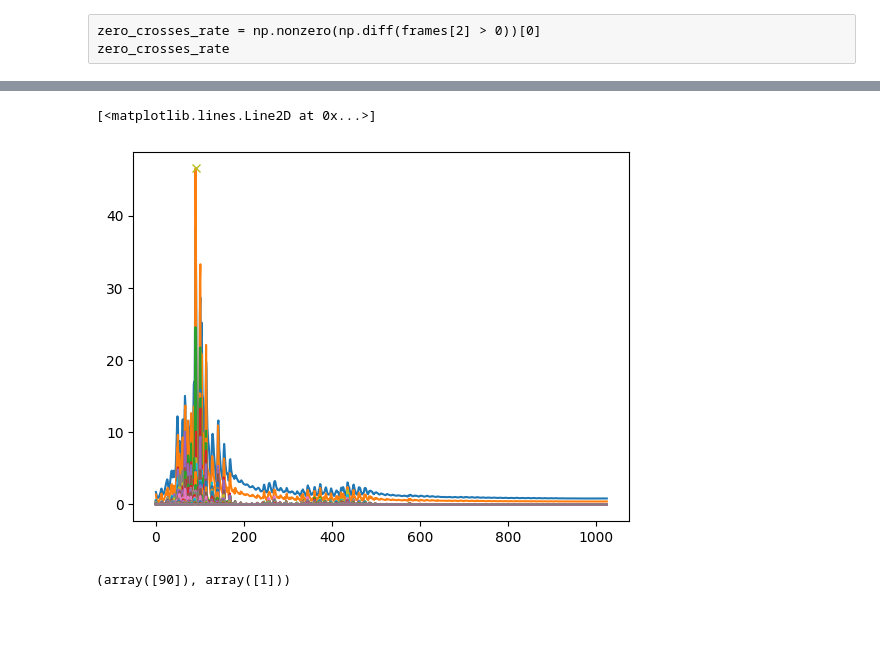
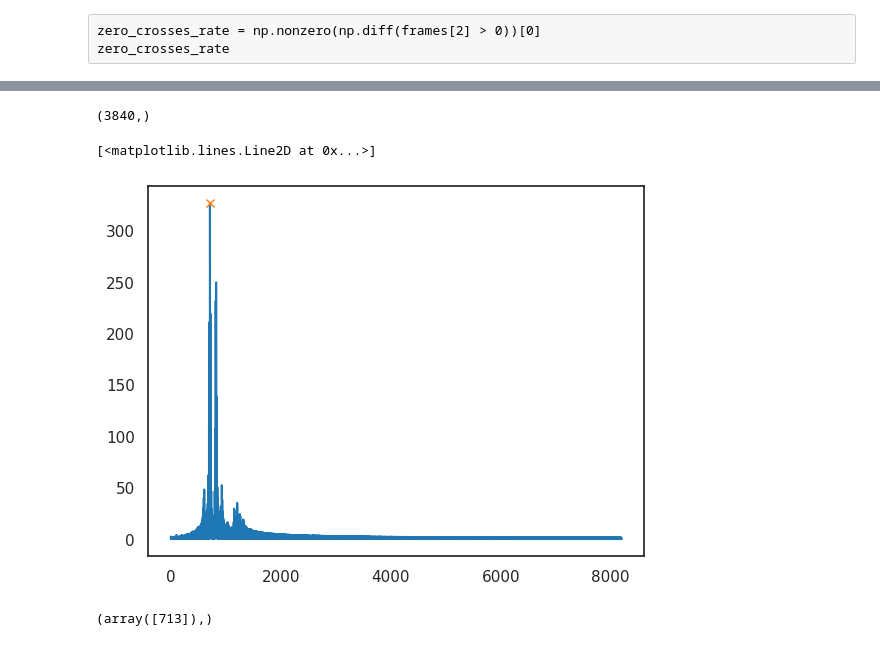
Before and after one commit to pedrodsk/pdsv, a Jupyter notebook: exercicio_03/exercicio_03.ipynb, the cells around one changed output, grey strips where cells are left out. Saved outputs shown, nothing was run; the diff lists cells and outputs as text; code cells hidden in the pictures; blank space fills up the shorter version.

```diff
--- a/exercicio_03/exercicio_03.ipynb
+++ b/exercicio_03/exercicio_03.ipynb
@@ -64,0 +72,11 @@ plt.plot(emphasized_signal)
+# %%
+from itertools import cycle
+import seaborn as sns
+
+sns.set_theme(style="white", palette=None)
+color_pal = plt.rcParams["axes.prop_cycle"].by_key()["color"]
+color_cycle = cycle(plt.rcParams["axes.prop_cycle"].by_key()["color"])
+
+y_trimmed, _ = librosa.effects.trim(emphasized_signal, top_db=15)
+pd.Series(y_trimmed).plot(figsize=(10, 5), lw=1, title='Sinal cortando o silencio', color=color_pal[1])
+plt.show()
@@ -130,6 +145,5 @@ plt.plot(window)
 # %%
-frames, frame_length = framing(emphasized_signal, win_len=0.02, win_hop=0.01)
-frames *= np.hamming(frame_length)
+frames, frame_length = framing(y_trimmed, win_len=0.02, win_hop=0.01)
+print(len(frames))
 print(frame_length)
-print(len(frames))
 # %% [output]
@@ -234,0 +265,2 @@ plt.plot(vozeado)
+# %%
+vogal_a = np.concatenate(frames[4:16])
@@ -235,5 +272,5 @@ plt.plot(vozeado)
 # %%
-autocorrelacao = librosa.autocorrelate(vozeado)
+autocorrelacao = librosa.autocorrelate(vogal_a)
 # %%
 peaks = find_peaks(autocorrelacao, distance=80)[0]
 # %%
@@ -249,12 +286,16 @@ ax.set_xlim(320*1, 320*5)
+# %%
+autocorrelacao.shape
+# %% [output]
+(3840,)
 # %%
 S = np.abs(librosa.stft(autocorrelacao))
 # %%
-plt.plot(S)
-plt.plot(90, np.max(S), "x")
+plt.plot(S.flatten())
+plt.plot(713, np.max(S), "x")
 # %% [output]
 [<matplotlib.lines.Line2D at 0x...>]
-[figure, old version]
+[figure, new version]
 # %%
-np.where(S == np.max(S))
+np.where(S.flatten() == np.max(S.flatten()))
 # %% [output]
-(array([90]), array([1]))
+(array([713]),)
```
Also changed, not shown: parts of 33 cells of this notebook, 3 other files.
